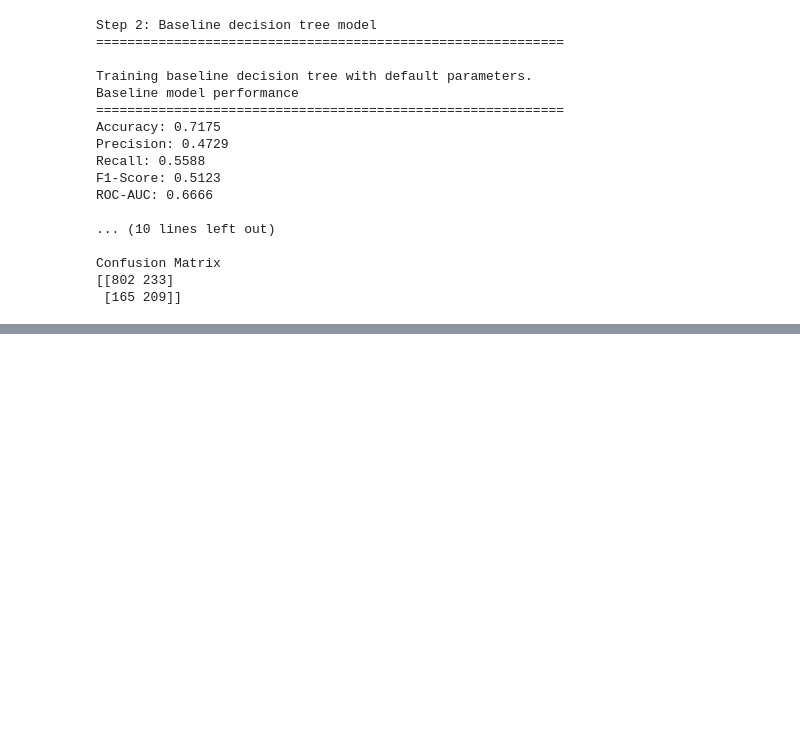
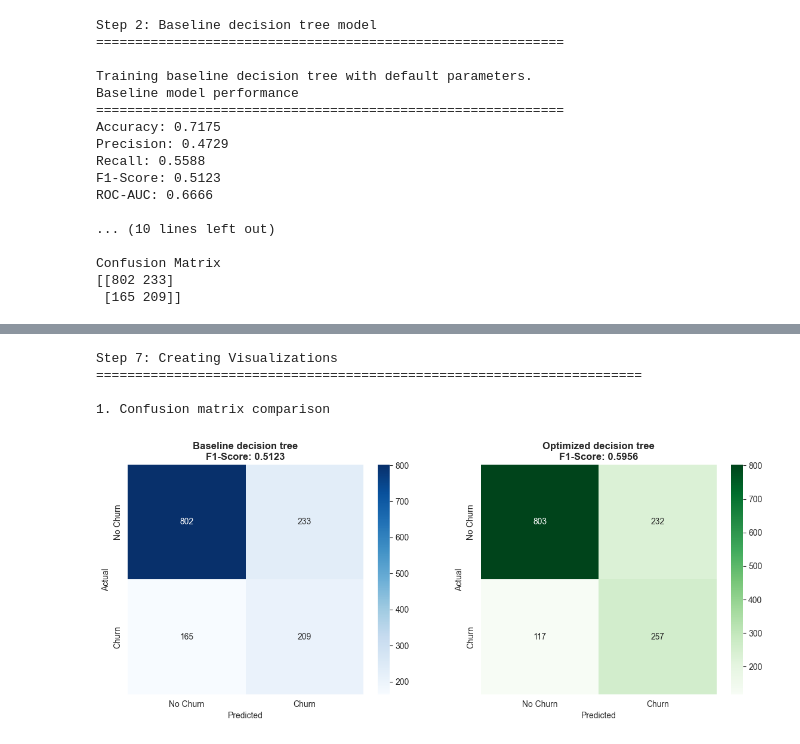
Before and after one commit to Niveka1998/telco-churn-prediction, a Jupyter notebook: decisionTreeModel.ipynb, the cells around one changed output, grey strips where cells are left out. Cells and saved outputs as stored; diff of their text form; code cells hidden in the pictures; blank space fills up the shorter version.

Commit message:
optimized decision tree,comparison and visualization

```diff
--- a/decisionTreeModel.ipynb
+++ b/decisionTreeModel.ipynb
@@ -122,0 +200,14 @@ print("")
+# %%
+#train final model with best params
+print("Step 4: Training optimized decision tree")
+print("="*60)
+
+#get best model
+dt_optimized = grid_search.best_estimator_
+
+print("\nBest model retrieved.")
+print(f"Model parameters: {dt_optimized.get_params()}")
+#make predictions
+
+y_pred_opt = dt_optimized.predict(X_test)
+y_pred_prob_opt = dt_optimized.predict_proba(X_test)[:, 1]
@@ -122,0 +310,28 @@ print("")
+# %%
+#visualization
+print("Step 7: Creating Visualizations")
+print("="*70)
+
+#confusion matrix comparison
+print("\n1. Confusion matrix comparison")
+fig, axes = plt.subplots(1,2,figsize=(14,5))
+
+#baseline
+sns.heatmap(cm,annot=True, fmt='d', cmap='Blues', ax=axes[0],xticklabels=['No Churn', 'Churn'], yticklabels=['No Churn','Churn'])
+axes[0].set_title(f'Baseline decision tree\nF1-Score: {bs_f1:.4f}',fontweight='bold')
+axes[0].set_ylabel('Actual')
+axes[0].set_xlabel('Predicted')
+
+#optimized
+sns.heatmap(cm_opt,annot=True, fmt='d', cmap='Greens', ax=axes[1],xticklabels=['No Churn', 'Churn'], yticklabels=['No Churn','Churn'])
+axes[1].set_title(f'Optimized decision tree\nF1-Score: {optimized_f1:.4f}',fontweight='bold')
+axes[1].set_ylabel('Actual')
+axes[1].set_xlabel('Predicted')
+
+plt.show()
+# %% [output]
+Step 7: Creating Visualizations
+======================================================================
+
+1. Confusion matrix comparison
+[figure, added]
```
Also changed, not shown: parts of 9 cells of this notebook, 5 other files.
